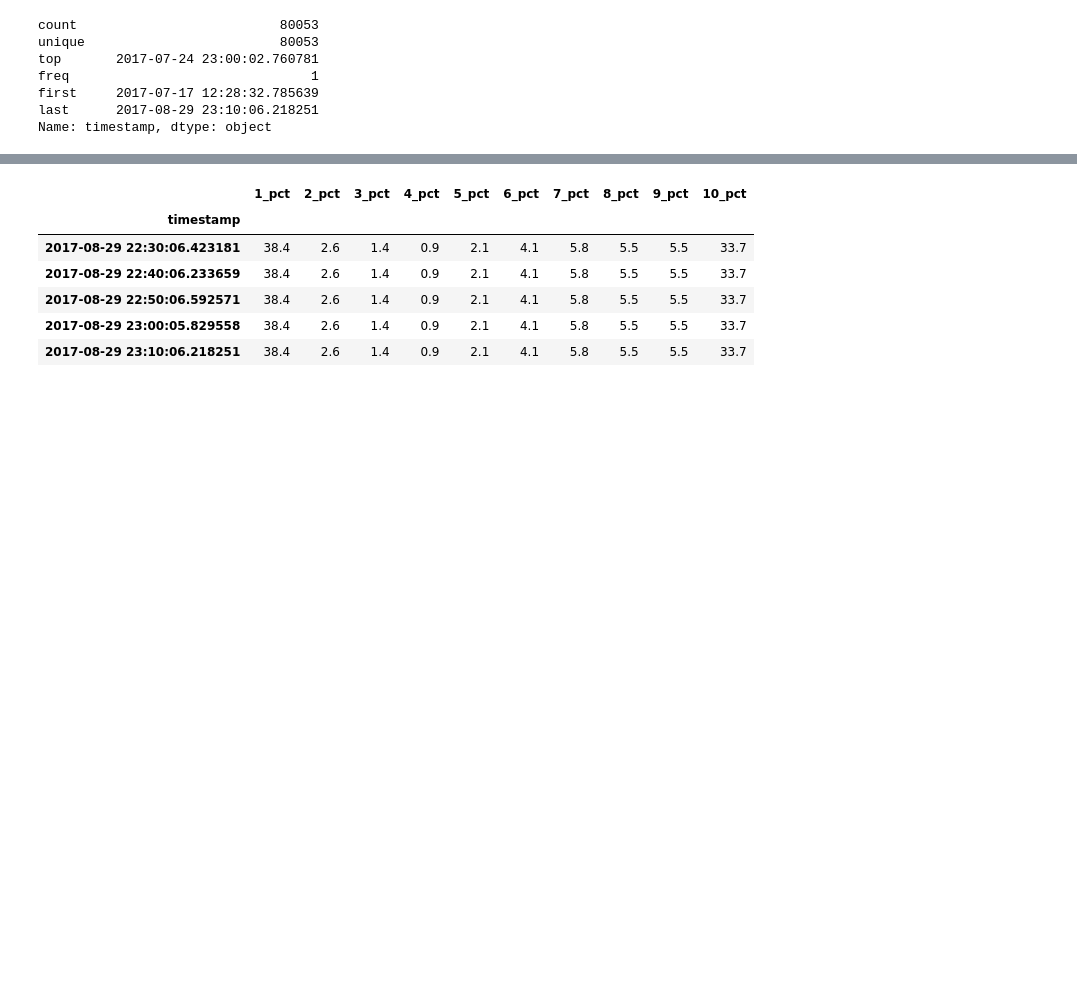
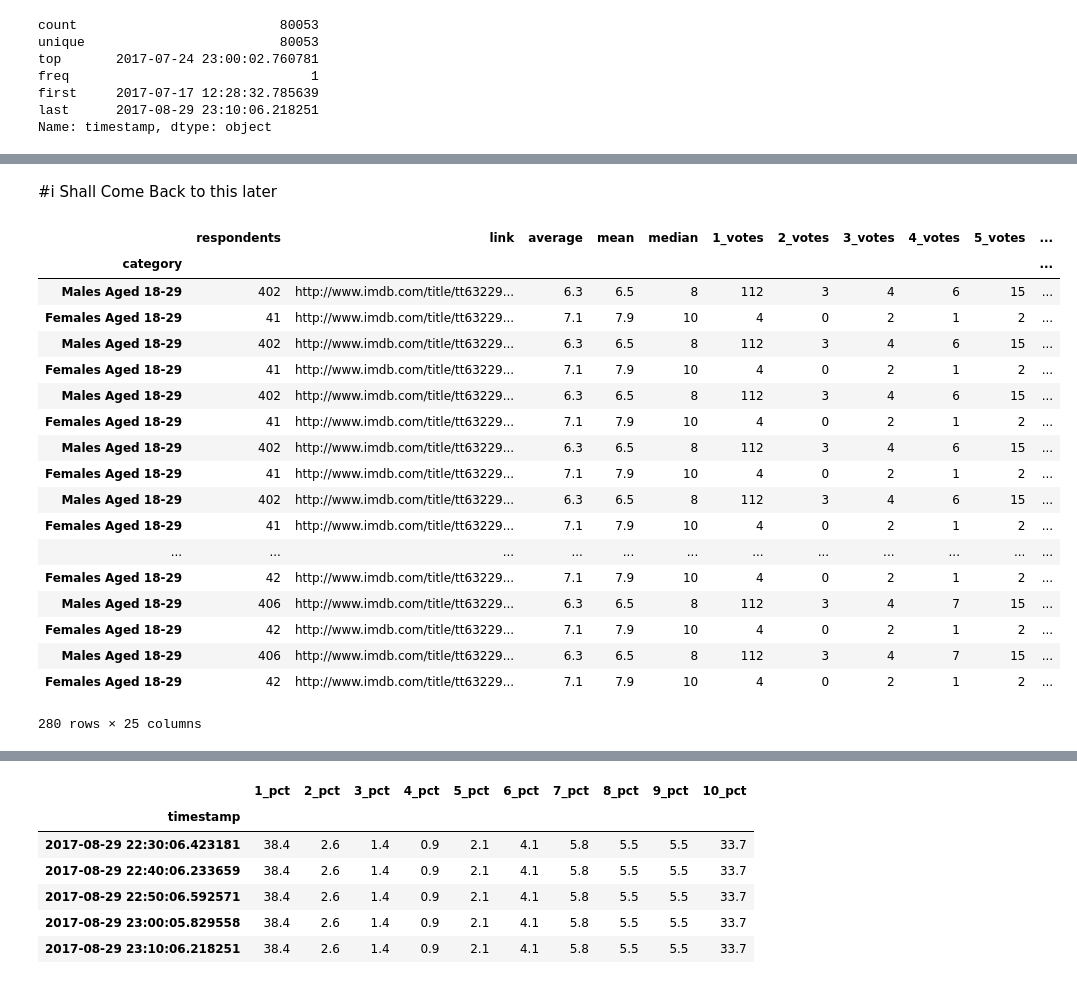
Before and after one commit to Hira63S/DS-Unit-1-Sprint-3-Data-Storytelling, a Jupyter notebook: Hira_LS_DS_223_Make_explanatory_visualizations.ipynb, the cells around one changed output, grey strips where cells are left out. Cells and saved outputs as stored; diff of their text form; code cells hidden in the pictures; blank space fills up the shorter version.

```diff
--- a/Hira_LS_DS_223_Make_explanatory_visualizations.ipynb
+++ b/Hira_LS_DS_223_Make_explanatory_visualizations.ipynb
@@ -195,5 +236,29 @@ Aged 30-44            4216
 Females under 18      4165
 Name: category, dtype: int64
+# %% [markdown]
+#i Shall Come Back to this later
+# %%
+final.set_index('category')
+# %% [output]
+|  | respondents | link | average | mean | median | 1_votes | 2_votes | 3_votes | 4_votes | 5_votes | ... |
+| category |  |  |  |  |  |  |  |  |  |  | ... |
+| Males Aged 18-29 | 402 | http://www.imdb.com/title/tt63229... | 6.3 | 6.5 | 8 | 112 | 3 | 4 | 6 | 15 | ... |
+| Females Aged 18-29 | 41 | http://www.imdb.com/title/tt63229... | 7.1 | 7.9 | 10 | 4 | 0 | 2 | 1 | 2 | ... |
+| Males Aged 18-29 | 402 | http://www.imdb.com/title/tt63229... | 6.3 | 6.5 | 8 | 112 | 3 | 4 | 6 | 15 | ... |
+| Females Aged 18-29 | 41 | http://www.imdb.com/title/tt63229... | 7.1 | 7.9 | 10 | 4 | 0 | 2 | 1 | 2 | ... |
+| Males Aged 18-29 | 402 | http://www.imdb.com/title/tt63229... | 6.3 | 6.5 | 8 | 112 | 3 | 4 | 6 | 15 | ... |
+| Females Aged 18-29 | 41 | http://www.imdb.com/title/tt63229... | 7.1 | 7.9 | 10 | 4 | 0 | 2 | 1 | 2 | ... |
+| Males Aged 18-29 | 402 | http://www.imdb.com/title/tt63229... | 6.3 | 6.5 | 8 | 112 | 3 | 4 | 6 | 15 | ... |
+| Females Aged 18-29 | 41 | http://www.imdb.com/title/tt63229... | 7.1 | 7.9 | 10 | 4 | 0 | 2 | 1 | 2 | ... |
+| Males Aged 18-29 | 402 | http://www.imdb.com/title/tt63229... | 6.3 | 6.5 | 8 | 112 | 3 | 4 | 6 | 15 | ... |
+| Females Aged 18-29 | 41 | http://www.imdb.com/title/tt63229... | 7.1 | 7.9 | 10 | 4 | 0 | 2 | 1 | 2 | ... |
+| ... | ... | ... | ... | ... | ... | ... | ... | ... | ... | ... | ... |
+| Females Aged 18-29 | 42 | http://www.imdb.com/title/tt63229... | 7.1 | 7.9 | 10 | 4 | 0 | 2 | 1 | 2 | ... |
+| Males Aged 18-29 | 406 | http://www.imdb.com/title/tt63229... | 6.3 | 6.5 | 8 | 112 | 3 | 4 | 7 | 15 | ... |
+| Females Aged 18-29 | 42 | http://www.imdb.com/title/tt63229... | 7.1 | 7.9 | 10 | 4 | 0 | 2 | 1 | 2 | ... |
+| Males Aged 18-29 | 406 | http://www.imdb.com/title/tt63229... | 6.3 | 6.5 | 8 | 112 | 3 | 4 | 7 | 15 | ... |
+| Females Aged 18-29 | 42 | http://www.imdb.com/title/tt63229... | 7.1 | 7.9 | 10 | 4 | 0 | 2 | 1 | 2 | ... |
+280 rows × 25 columns
 # %%
 lastday = df['2017-08-29']
 # %%
```
Also changed, not shown: parts of 27 cells of this notebook.
